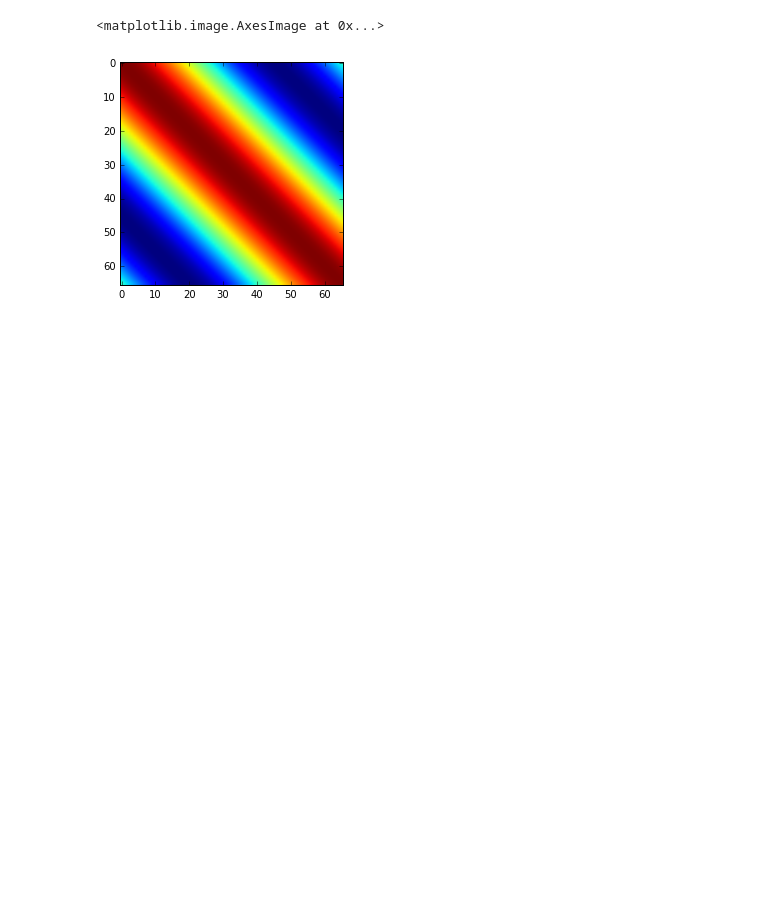
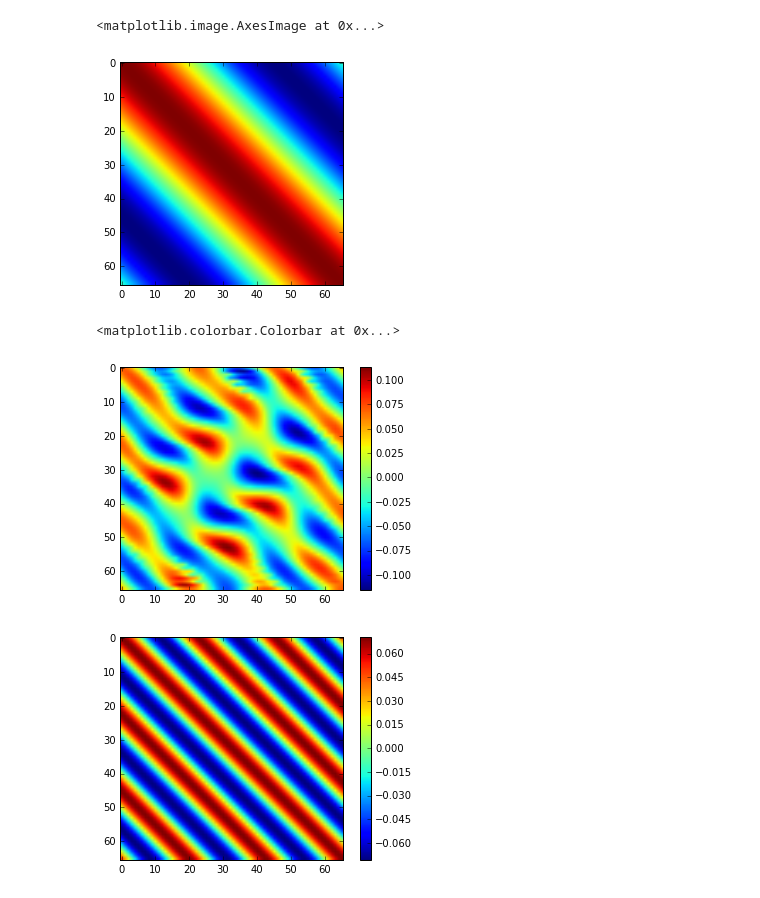
Before and after one commit to DSeligman/MAELSTROM2D, a Jupyter notebook: SkewShearPlots.ipynb, the cells around one changed output. Cells and saved outputs as stored; diff of their text form; code cells hidden in the pictures; blank space fills up the shorter version.

```diff
--- a/SkewShearPlots.ipynb
+++ b/SkewShearPlots.ipynb
@@ -136,3 +136,50 @@ imshow(uprime.T)
 # %% [output]
 <matplotlib.image.AxesImage at 0x...>
 [figure]
+# %%
+vx=loadtxt("output_SkewShearDblK/ux.txt",delimiter=',',dtype='string')
+vy=loadtxt("output_SkewShearDblK/uy.txt",delimiter=',',dtype='string')
+rho=loadtxt("output_SkewShearDblK/rho.txt",delimiter=',',dtype='string')
+En=loadtxt("output_SkewShearDblK/E.txt",delimiter=',',dtype='string')
+# %%
+#ny=64
+vxo=zeros((nx,ny))
+vyo=zeros((nx,ny))
+dno=zeros((nx,ny),dtype='double')
+E=zeros((nx,ny),dtype='double')
+
+vxo0=zeros((nx,ny))
+vyo0=zeros((nx,ny))
+dno0=zeros((nx,ny),dtype='double')
+E0=zeros((nx,ny),dtype='double')
+vxo2=zeros((nx,ny))
+vxo3=zeros((nx,ny))
+vxo4=zeros((nx,ny))
+ind1=58
+ind2 = 55
+ind3=56
+ind4=57
+for ind in arange(0,nx*ny):
+    #dno[indices_ctop(ind,ny)]=density[150][ind]
+    vxo[indices_ctop(ind,ny)]=vx[ind1][ind]
+    vyo[indices_ctop(ind,ny)]=vy[ind1][ind]
+    dno[indices_ctop(ind,ny)]=rho[ind1][ind]
+    E[indices_ctop(ind,ny)]=En[ind1][ind]
+    vxo0[indices_ctop(ind,ny)]=vx[0][ind]
+    vyo0[indices_ctop(ind,ny)]=vy[0][ind]
+    dno0[indices_ctop(ind,ny)]=rho[0][ind]
+    E0[indices_ctop(ind,ny)]=En[0][ind]
+    vxo2[indices_ctop(ind,ny)]=vx[ind2][ind]
+    vxo3[indices_ctop(ind,ny)]=vx[ind3][ind]
+    vxo4[indices_ctop(ind,ny)]=vx[ind4][ind]
+# %%
+#we want to plot u'= u cos theta+ v sin theta
+imshow(vxo.T)#,vmin=.99999,vmax=1.00001)
+colorbar()
+figure(2)
+imshow(vxo0.T)
+colorbar()
+# %% [output]
+<matplotlib.colorbar.Colorbar at 0x...>
+[figure, added]
+[figure, added]
```
Also changed, not shown: parts of 2 cells of this notebook, 11 other files.
